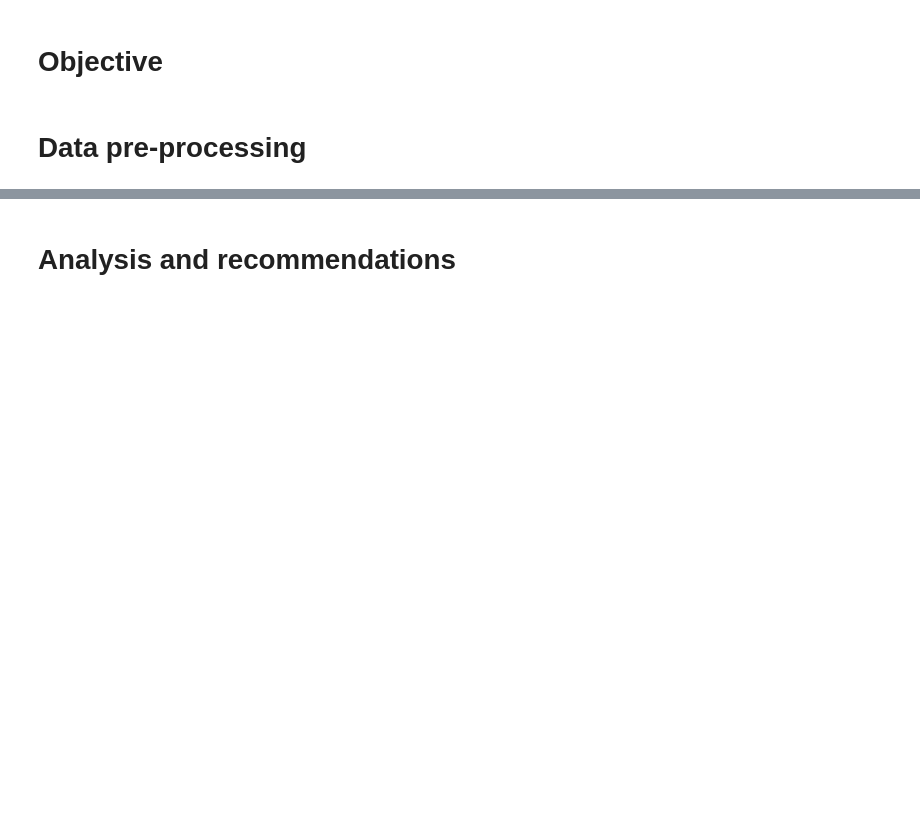
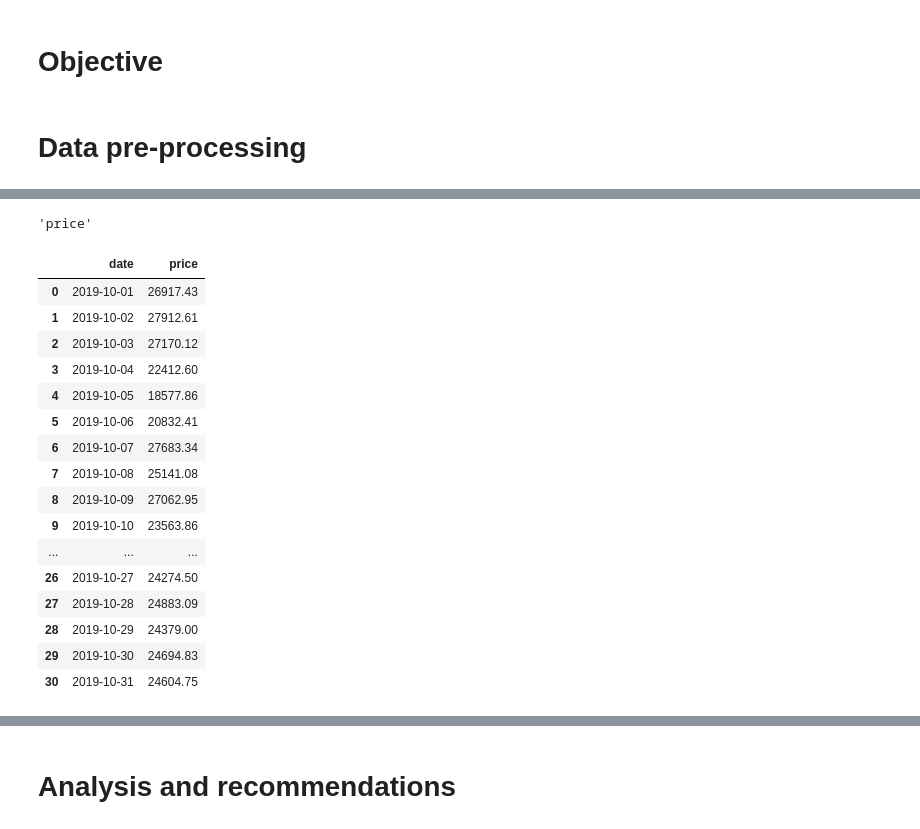
Before and after one commit to rksin8/customer_analysis, a Jupyter notebook: Customer Analysis for Ecommerce.ipynb, the cells around one changed output, grey strips where cells are left out. Cells and saved outputs as stored; diff of their text form; code cells hidden in the pictures; blank space fills up the shorter version.

Commit message:
data cleaning and half analysis done

```diff
--- a/Customer Analysis for Ecommerce.ipynb
+++ b/Customer Analysis for Ecommerce.ipynb
@@ -56,0 +92,3 @@ df.head()
+# %%
+df_oct_cleaned = split_datatime(df_oct)
+df_oct_cleaned.head()
@@ -56,0 +273,2 @@ df.head()
+# %%
+s1 = df_oct_cleaned[df_oct_cleaned.event_type=='purchase'][['date','price']]
@@ -56,0 +291,3 @@ df.head()
+# %%
+s1 = s1.groupby('date').sum()
+s1
@@ -56,0 +313,12 @@ df.head()
+# %%
+s1.columns.values[0]
+# %% [output]
+'price'
+# %%
+def series2df(s):
+    index = s.index.values
+    values = np.hstack(s.values)
+    name = s.index.name
+    col = s.columns.values[0]
+    df = pd.DataFrame({name: index, col: values})
+    return df
@@ -56,0 +330,21 @@ df.head()
+# %%
+s1 = series2df(s1)
+s1
+# %% [output]
+|  | date | price |
+| 0 | 2019-10-01 | 26917.43 |
+| 1 | 2019-10-02 | 27912.61 |
+| 2 | 2019-10-03 | 27170.12 |
+| 3 | 2019-10-04 | 22412.60 |
+| 4 | 2019-10-05 | 18577.86 |
+| 5 | 2019-10-06 | 20832.41 |
+| 6 | 2019-10-07 | 27683.34 |
+| 7 | 2019-10-08 | 25141.08 |
+| 8 | 2019-10-09 | 27062.95 |
+| 9 | 2019-10-10 | 23563.86 |
+| ... | ... | ... |
+| 26 | 2019-10-27 | 24274.50 |
+| 27 | 2019-10-28 | 24883.09 |
+| 28 | 2019-10-29 | 24379.00 |
+| 29 | 2019-10-30 | 24694.83 |
+| 30 | 2019-10-31 | 24604.75 |
```
Also changed, not shown: parts of 128 cells of this notebook.
